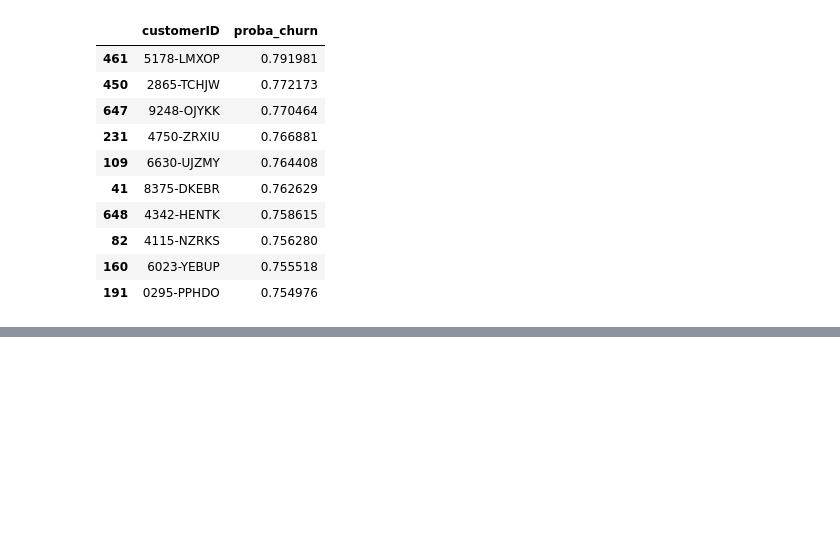
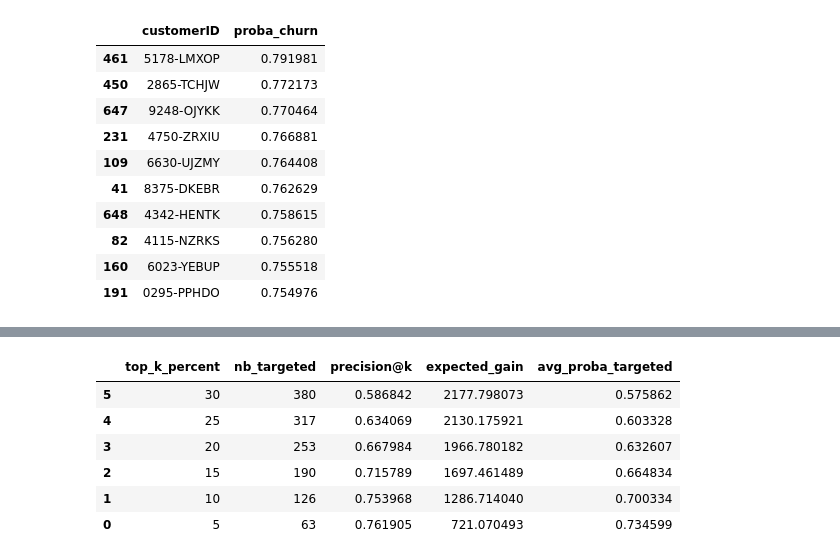
Before and after one commit to RomainGuillon/Identifier-churn, a Jupyter notebook: notebooks/02_baseline_model Optimisation.ipynb, the cells around one changed output, grey strips where cells are left out. Saved outputs shown, nothing was run; the diff lists cells and outputs as text; code cells hidden in the pictures; blank space fills up the shorter version.

```diff
--- a/notebooks/02_baseline_model Optimisation.ipynb
+++ b/notebooks/02_baseline_model Optimisation.ipynb
@@ -911,0 +864,32 @@ scoring_test.head(10)
+# %%
+k_values = [5, 10, 15, 20, 25, 30]
+rows = []
+
+for k in k_values:
+    n = int(len(y_proba) * k / 100)
+
+    top_idx = np.argsort(y_proba)[::-1][:n]
+
+    expected_gain = (
+        y_proba[top_idx] * saved_value * retention_success_rate
+        - cost_offer
+    ).sum()
+
+    rows.append({
+        "top_k_percent": k,
+        "nb_targeted": n,
+        "precision@k": y_test[top_idx].mean(),
+        "expected_gain": expected_gain,
+        "avg_proba_targeted": y_proba[top_idx].mean()
+    })
+
+topk_business = pd.DataFrame(rows)
+topk_business.sort_values("expected_gain", ascending=False)
+# %% [output]
+|  | top_k_percent | nb_targeted | precision@k | expected_gain | avg_proba_targeted |
+| 5 | 30 | 380 | 0.586842 | 2177.798073 | 0.575862 |
+| 4 | 25 | 317 | 0.634069 | 2130.175921 | 0.603328 |
+| 3 | 20 | 253 | 0.667984 | 1966.780182 | 0.632607 |
+| 2 | 15 | 190 | 0.715789 | 1697.461489 | 0.664834 |
+| 1 | 10 | 126 | 0.753968 | 1286.714040 | 0.700334 |
+| 0 | 5 | 63 | 0.761905 | 721.070493 | 0.734599 |
```
Also changed, not shown: parts of 17 cells of this notebook, 3 other files.
